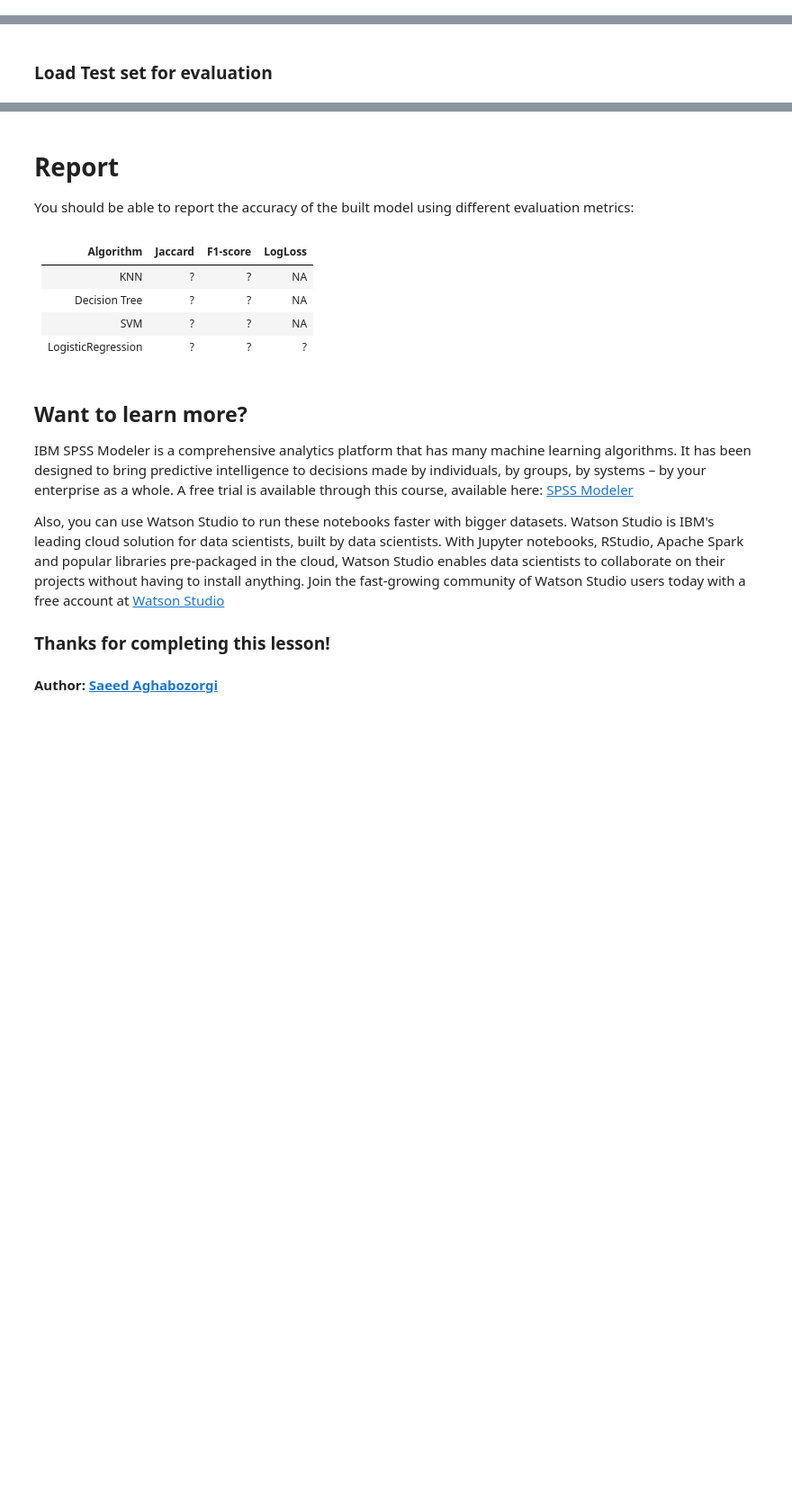
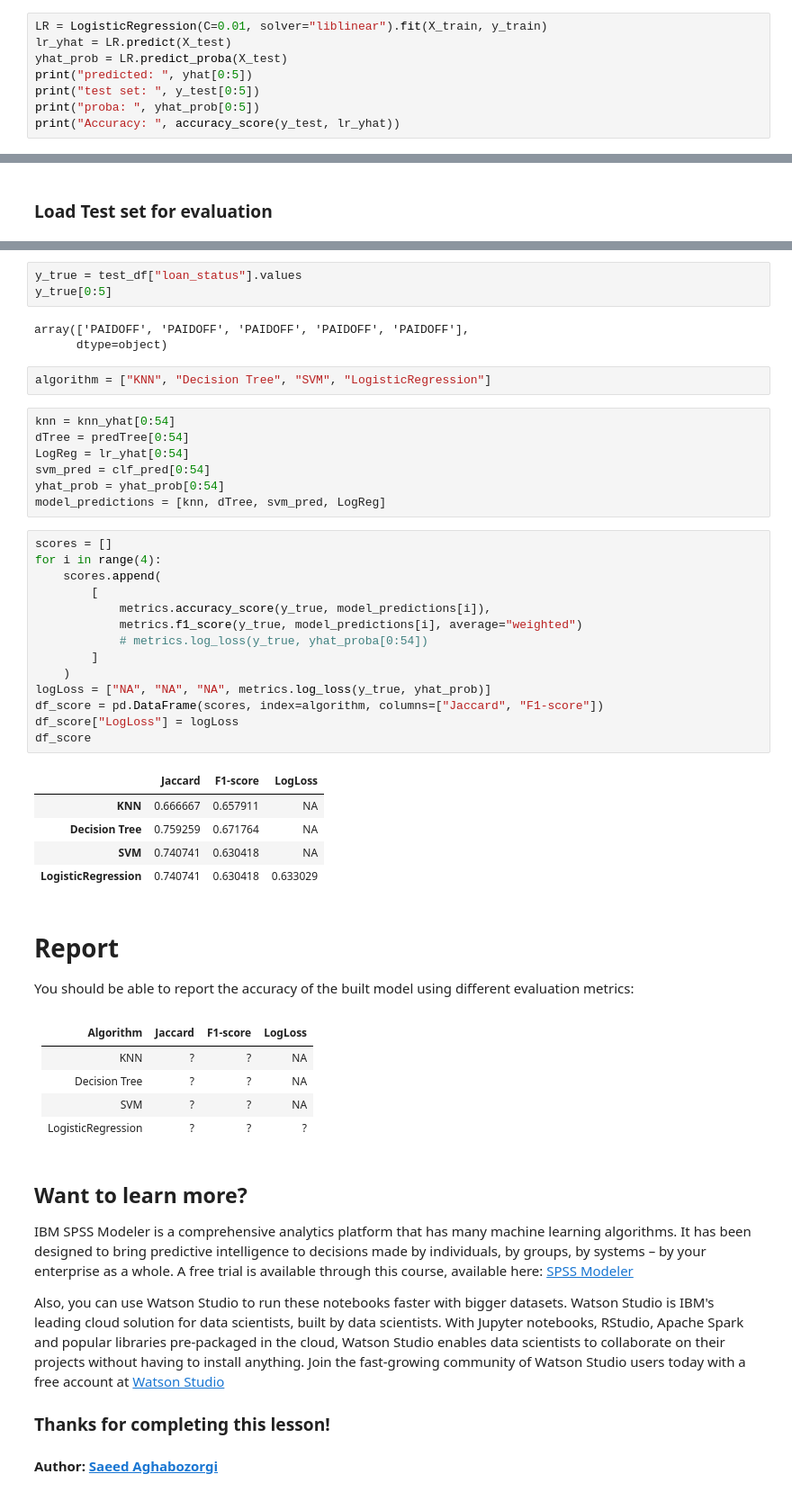
Before and after one commit to Burn1n9m4n/coursera_machine_learning_w_python, a Jupyter notebook: ML0101EN-Final-Proj-Loan-py-v1.ipynb, the cells around one changed output, grey strips where cells are left out. Shown: that part at 90% size. Drawn from its saved outputs; the diff is of its cells as text; blank space fills up the shorter version.

```diff
--- a/ML0101EN-Final-Proj-Loan-py-v1.ipynb
+++ b/ML0101EN-Final-Proj-Loan-py-v1.ipynb
@@ -174,2 +373,10 @@ Notice: You should find the best k to build the model with the best accuracy.\
 # %% [markdown]
 # Logistic Regression
+# %%
+LR = LogisticRegression(C=0.01, solver="liblinear").fit(X_train, y_train)
+lr_yhat = LR.predict(X_test)
+yhat_prob = LR.predict_proba(X_test)
+print("predicted: ", yhat[0:5])
+print("test set: ", y_test[0:5])
+print("proba: ", yhat_prob[0:5])
+print("Accuracy: ", accuracy_score(y_test, lr_yhat))
@@ -191,3 +425,38 @@ test_df.head()
+# %%
+y_true = test_df["loan_status"].values
+y_true[0:5]
+# %% [output]
+array(['PAIDOFF', 'PAIDOFF', 'PAIDOFF', 'PAIDOFF', 'PAIDOFF'],
+      dtype=object)
+# %%
+algorithm = ["KNN", "Decision Tree", "SVM", "LogisticRegression"]
+# %%
+knn = knn_yhat[0:54]
+dTree = predTree[0:54]
+LogReg = lr_yhat[0:54]
+svm_pred = clf_pred[0:54]
+yhat_prob = yhat_prob[0:54]
+model_predictions = [knn, dTree, svm_pred, LogReg]
+# %%
+scores = []
+for i in range(4):
+    scores.append(
+        [
+            metrics.accuracy_score(y_true, model_predictions[i]),
+            metrics.f1_score(y_true, model_predictions[i], average="weighted")
+            # metrics.log_loss(y_true, yhat_proba[0:54])
+        ]
+    )
+logLoss = ["NA", "NA", "NA", metrics.log_loss(y_true, yhat_prob)]
+df_score = pd.DataFrame(scores, index=algorithm, columns=["Jaccard", "F1-score"])
+df_score["LogLoss"] = logLoss
+df_score
+# %% [output]
+|  | Jaccard | F1-score | LogLoss |
+| KNN | 0.666667 | 0.657911 | NA |
+| Decision Tree | 0.759259 | 0.671764 | NA |
+| SVM | 0.740741 | 0.630418 | NA |
+| LogisticRegression | 0.740741 | 0.630418 | 0.633029 |
 # %% [markdown]
 # Report
 
```
Also changed, not shown: parts of 33 cells of this notebook.
